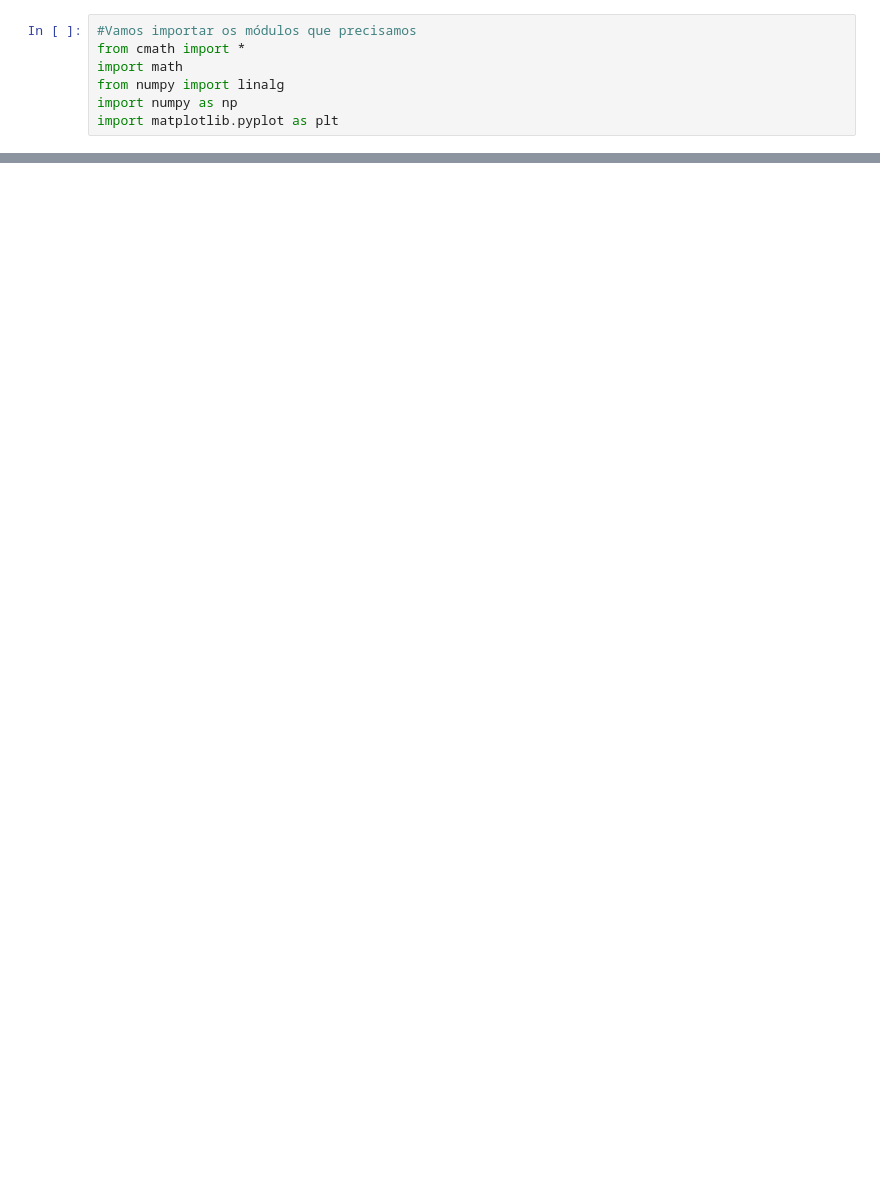
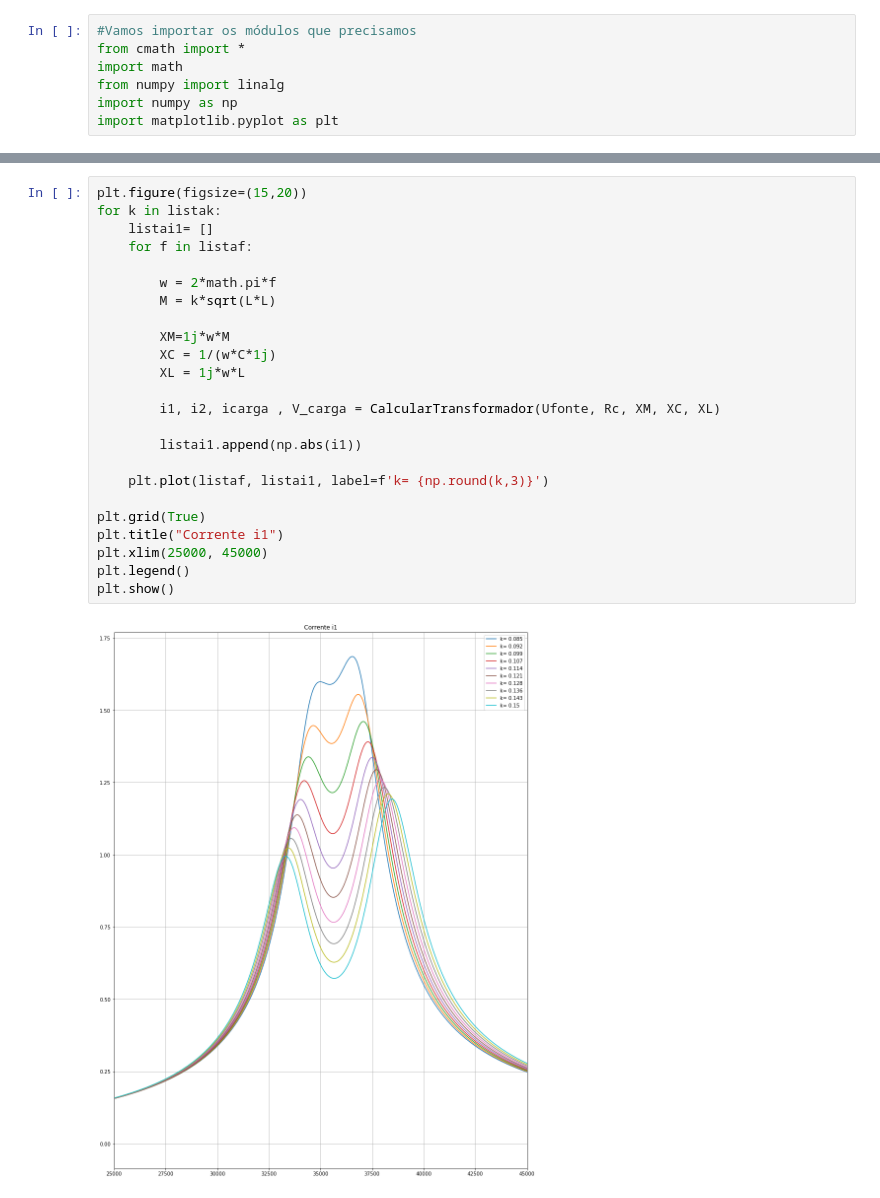
Before and after one commit to lorrancmlopes/projeto_eletromag_wpt, a Jupyter notebook: Projeto.ipynb, the cells around one changed output, grey strips where cells are left out. Saved outputs shown, nothing was run; the diff lists cells and outputs as text; blank space fills up the shorter version.

```diff
--- a/Projeto.ipynb
+++ b/Projeto.ipynb
@@ -138,0 +104,26 @@ Maior valor de i = 0.03020477374798586 com k = 0.9
+# %%
+plt.figure(figsize=(15,20))
+for k in listak:
+    listai1= []
+    for f in listaf:
+
+        w = 2*math.pi*f
+        M = k*sqrt(L*L)
+
+        XM=1j*w*M
+        XC = 1/(w*C*1j)
+        XL = 1j*w*L
+
+        i1, i2, icarga , V_carga = CalcularTransformador(Ufonte, Rc, XM, XC, XL)
+
+        listai1.append(np.abs(i1))
+
+    plt.plot(listaf, listai1, label=f'k= {np.round(k,3)}')
+
+plt.grid(True)
+plt.title("Corrente i1")
+plt.xlim(25000, 45000)
+plt.legend()
+plt.show()
+# %% [output]
+[figure, added]
```
Also changed, not shown: parts of 17 cells of this notebook, 1 other file.
